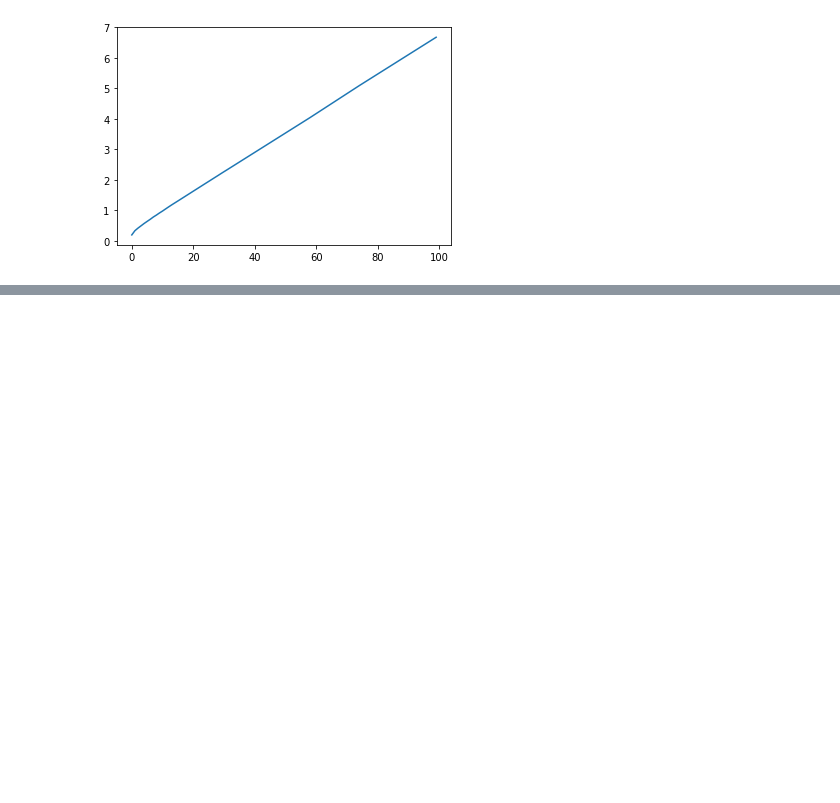
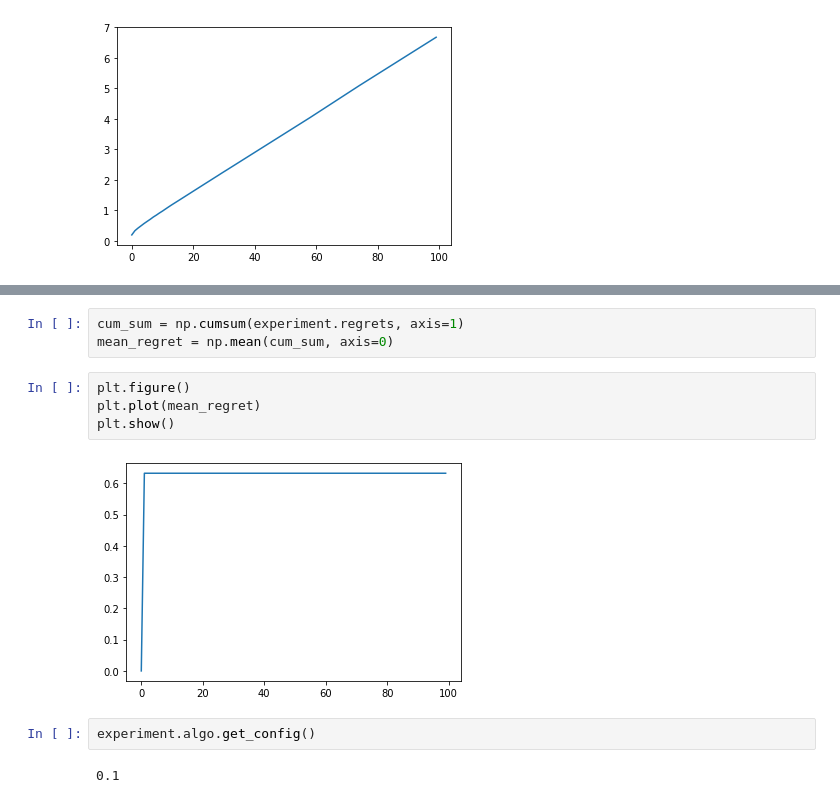
Before and after one commit to Utkarshp1/CS-414-Reinforcement-Learning, a Jupyter notebook: Multi-Armed Bandits/src/Untitled.ipynb, the cells around one changed output, grey strips where cells are left out. Saved outputs shown, nothing was run; the diff lists cells and outputs as text; blank space fills up the shorter version.

Commit message:
Reorganised files, renamed files, implemented Experiment class, metric class, epsilon greedy algorithm

```diff
--- a/Multi-Armed Bandits/src/Untitled.ipynb
+++ b/Multi-Armed Bandits/src/Untitled.ipynb
@@ -74,0 +87,13 @@ plt.show()
+# %%
+cum_sum = np.cumsum(experiment.regrets, axis=1)
+mean_regret = np.mean(cum_sum, axis=0)
+# %%
+plt.figure()
+plt.plot(mean_regret)
+plt.show()
+# %% [output]
+[figure, added]
+# %%
+experiment.algo.get_config()
+# %% [output]
+0.1
```
Also changed, not shown: parts of 3 cells of this notebook, 8 other files.
